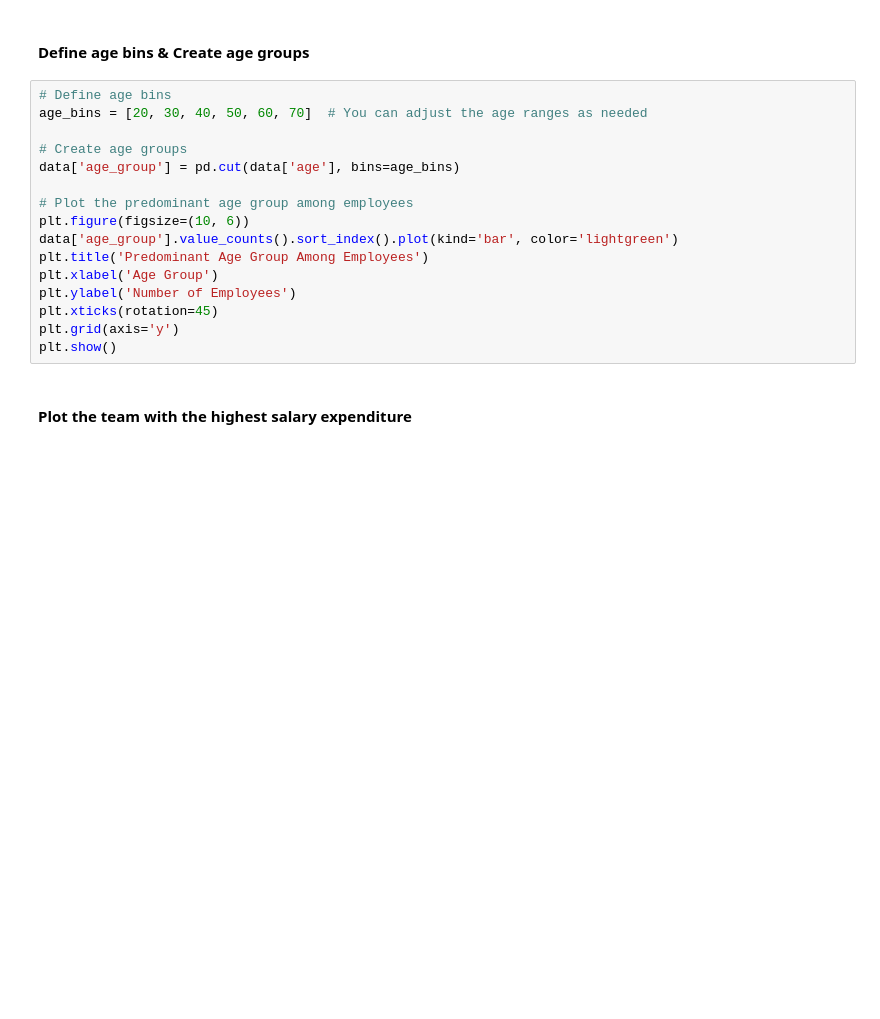
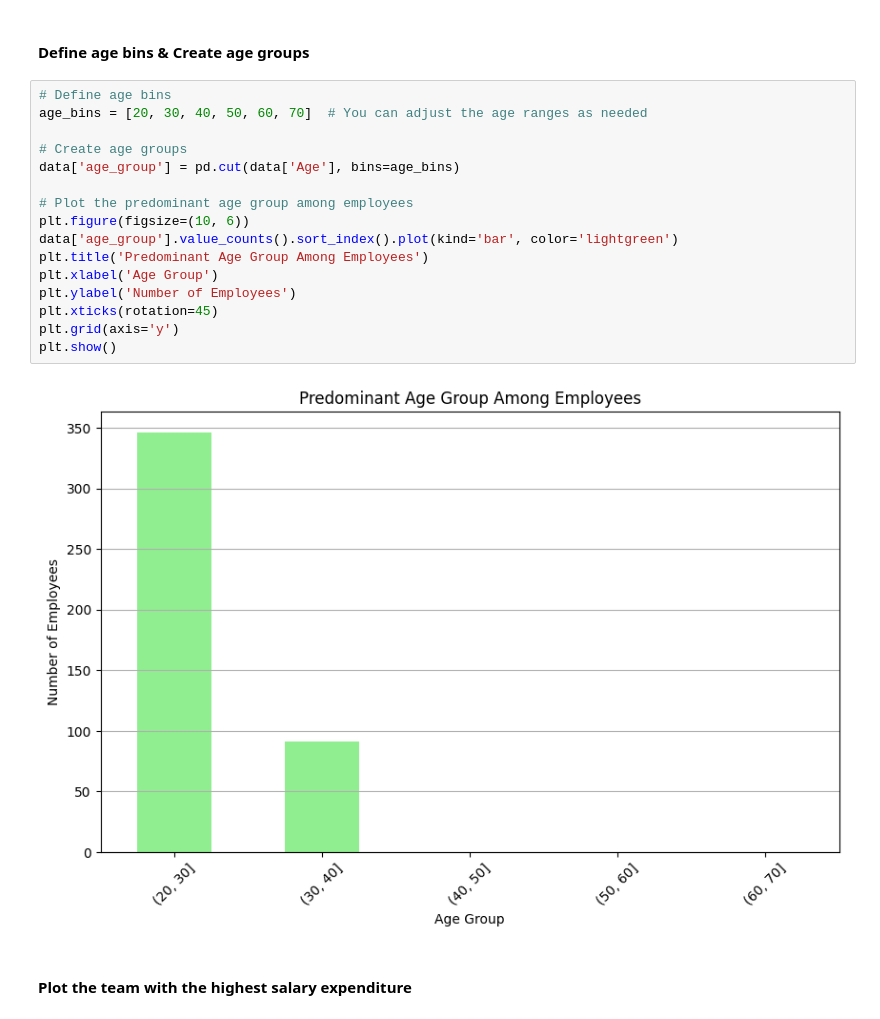
Before and after one commit to syamaomanakuttan/ModuleEndProject_ABCCompany, a Jupyter notebook: DataVisualization.ipynb, the cells around one changed output. Drawn from its saved outputs; the diff is of its cells as text; blank space fills up the shorter version.

```diff
--- a/DataVisualization.ipynb
+++ b/DataVisualization.ipynb
@@ -32,19 +36,21 @@ plt.show()
 # %%
 # Define age bins
 age_bins = [20, 30, 40, 50, 60, 70]  # You can adjust the age ranges as needed
 
 # Create age groups
-data['age_group'] = pd.cut(data['age'], bins=age_bins)
+data['age_group'] = pd.cut(data['Age'], bins=age_bins)
 
 # Plot the predominant age group among employees
 plt.figure(figsize=(10, 6))
 data['age_group'].value_counts().sort_index().plot(kind='bar', color='lightgreen')
 plt.title('Predominant Age Group Among Employees')
 plt.xlabel('Age Group')
 plt.ylabel('Number of Employees')
 plt.xticks(rotation=45)
 plt.grid(axis='y')
 plt.show()
+# %% [output]
+[figure, added]
 # %% [markdown]
 #### Plot the team with the highest salary expenditure
 # %%
```
Also changed, not shown: parts of 5 cells of this notebook.
